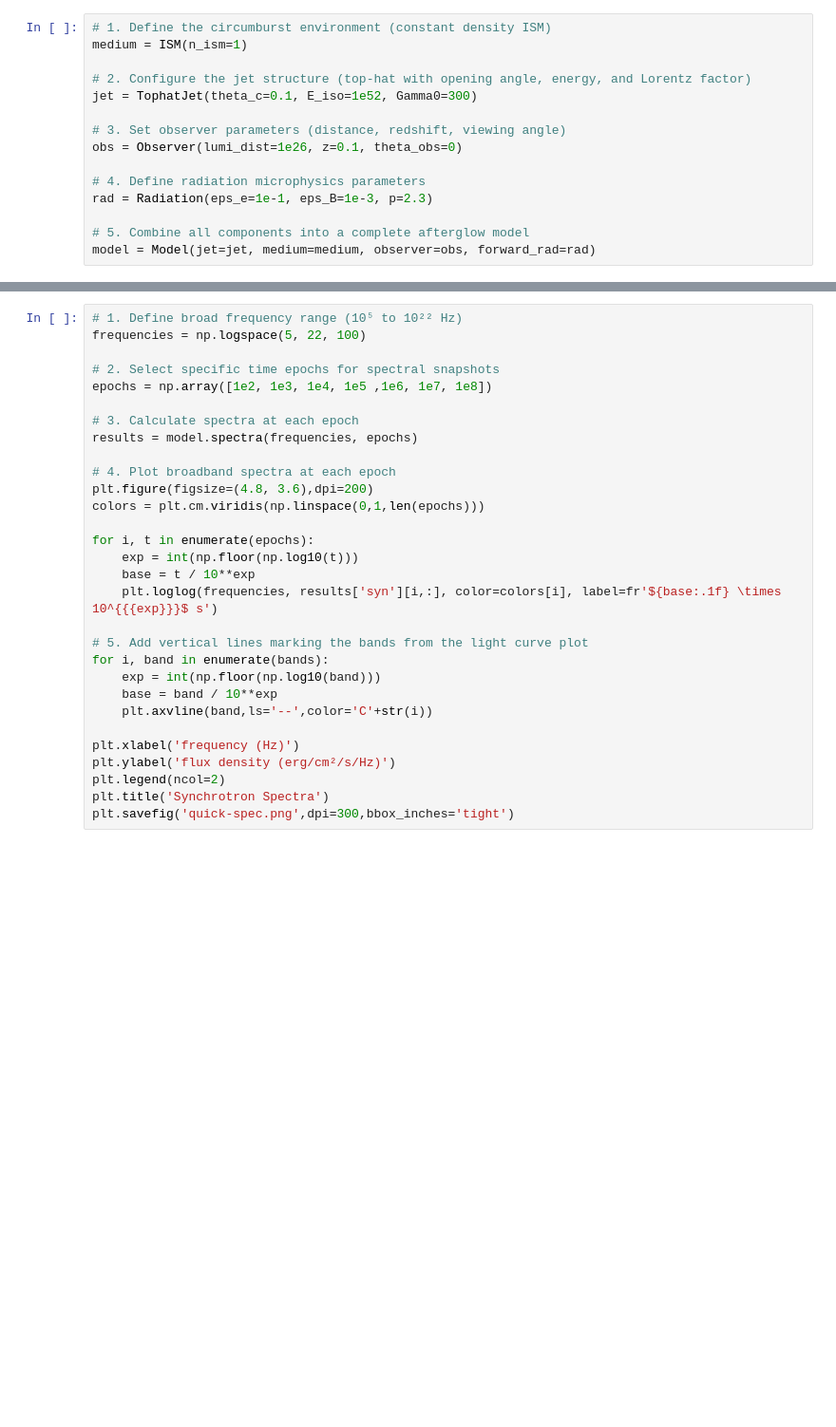
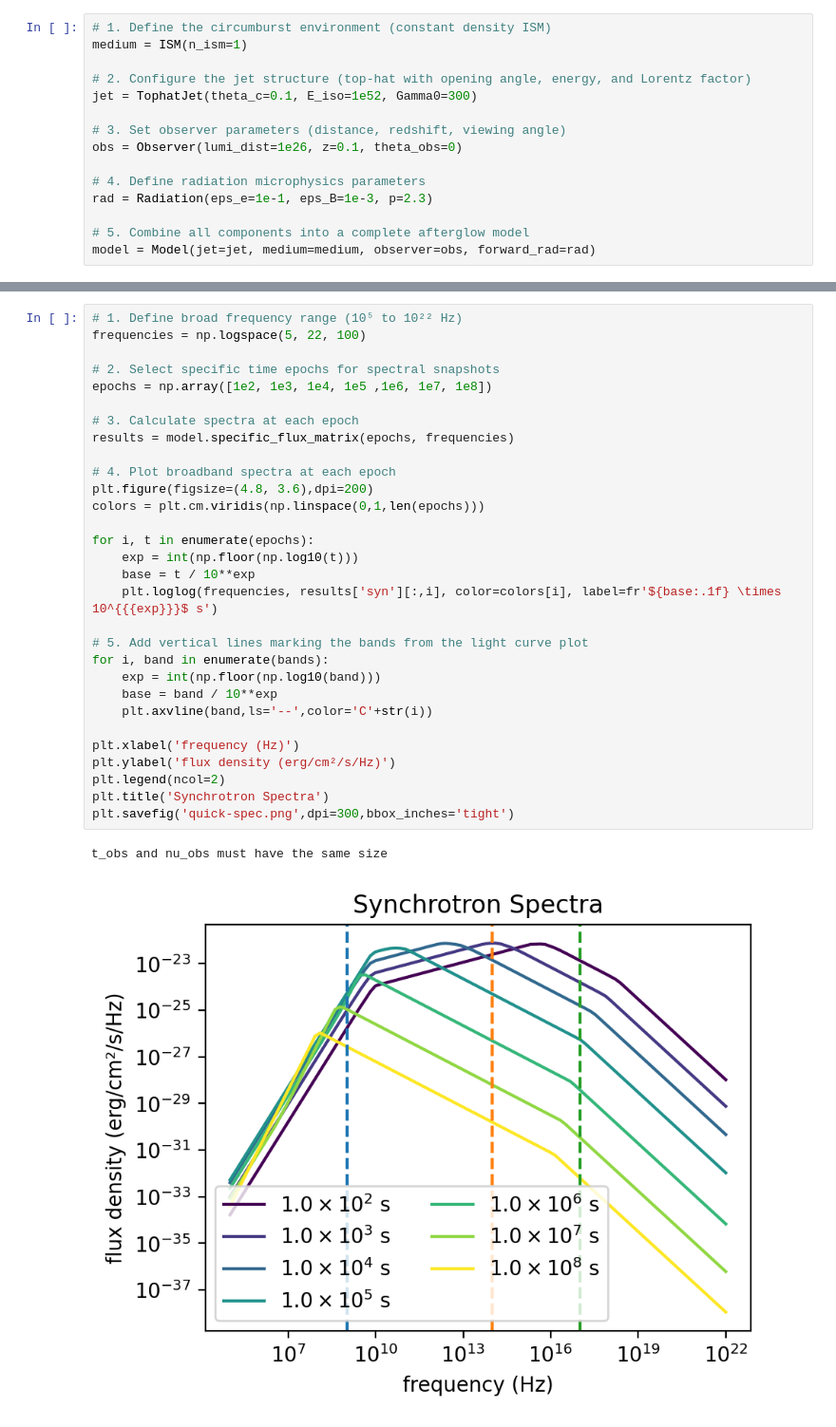
Before and after one commit to cjules0609/VegasAfterglow, a Jupyter notebook: script/quick.ipynb, the cells around one changed output, grey strips where cells are left out. Shown: that part at 95% size. Cells and saved outputs as stored; diff of their text form; blank space fills up the shorter version.

```diff
--- a/script/quick.ipynb
+++ b/script/quick.ipynb
@@ -50,30 +53,33 @@ plt.savefig('quick-lc.png',dpi=300,bbox_inches='tight')
 # %%
 # 1. Define broad frequency range (10⁵ to 10²² Hz)
 frequencies = np.logspace(5, 22, 100)
 
 # 2. Select specific time epochs for spectral snapshots
 epochs = np.array([1e2, 1e3, 1e4, 1e5 ,1e6, 1e7, 1e8])
 
 # 3. Calculate spectra at each epoch
-results = model.spectra(frequencies, epochs)
+results = model.specific_flux_matrix(epochs, frequencies)
 
 # 4. Plot broadband spectra at each epoch
 plt.figure(figsize=(4.8, 3.6),dpi=200)
 colors = plt.cm.viridis(np.linspace(0,1,len(epochs)))
 
 for i, t in enumerate(epochs):
     exp = int(np.floor(np.log10(t)))
     base = t / 10**exp
-    plt.loglog(frequencies, results['syn'][i,:], color=colors[i], label=fr'${base:.1f} \times 10^{{{exp}}}$ s')
+    plt.loglog(frequencies, results['syn'][:,i], color=colors[i], label=fr'${base:.1f} \times 10^{{{exp}}}$ s')
 
 # 5. Add vertical lines marking the bands from the light curve plot
 for i, band in enumerate(bands):
     exp = int(np.floor(np.log10(band)))
     base = band / 10**exp
     plt.axvline(band,ls='--',color='C'+str(i))
 
 plt.xlabel('frequency (Hz)')
 plt.ylabel('flux density (erg/cm²/s/Hz)')
 plt.legend(ncol=2)
 plt.title('Synchrotron Spectra')
 plt.savefig('quick-spec.png',dpi=300,bbox_inches='tight')
+# %% [output]
+t_obs and nu_obs must have the same size
+[figure, added]
```
Also changed, not shown: parts of 1 cell of this notebook, 17 other files.
